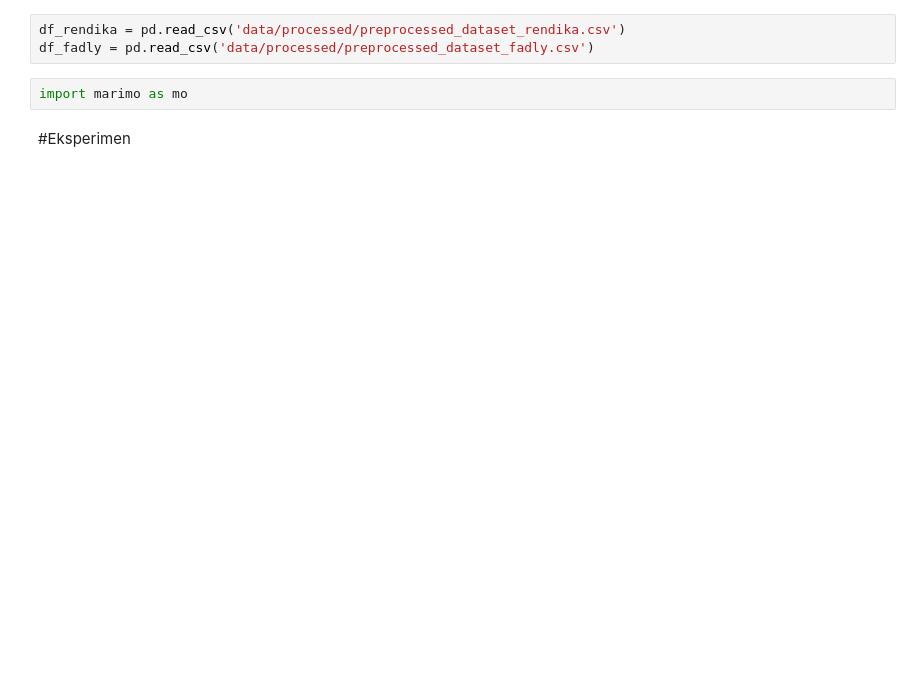
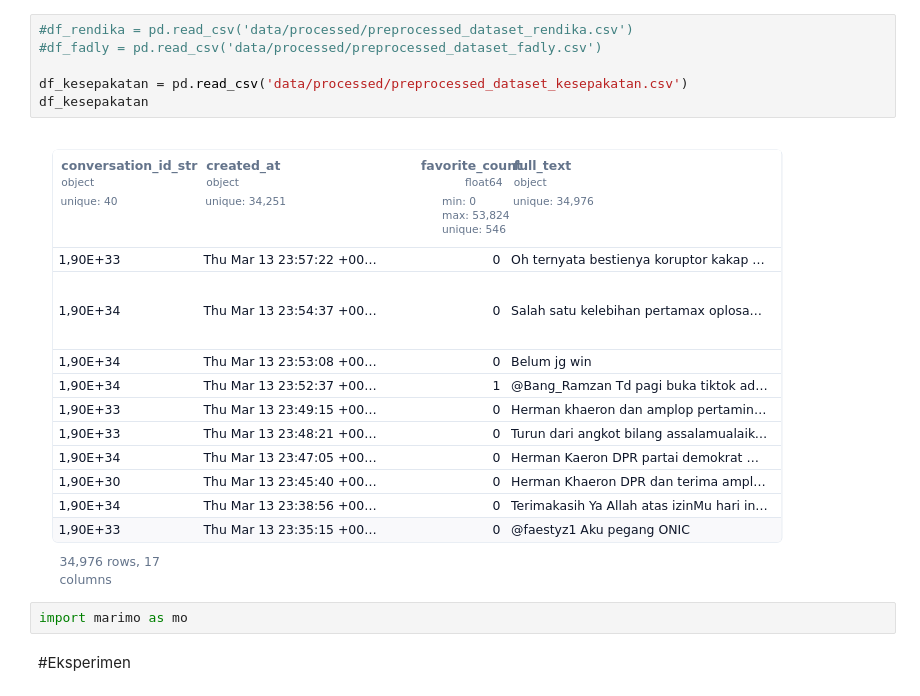
Before and after one commit to khalifardy/analisis-sentimen-pertamax-oplosan, a Jupyter notebook: __marimo__/experiment.ipynb, the cells around one changed output. Cells and saved outputs as stored; diff of their text form; blank space fills up the shorter version.

```diff
--- a/__marimo__/experiment.ipynb
+++ b/__marimo__/experiment.ipynb
@@ -11,6 +11,11 @@ I0000 00:00:1775537903.126648   25250 cudart_stub.cc:31] Could not find cuda dri
 # %%
-df_rendika = pd.read_csv('data/processed/preprocessed_dataset_rendika.csv')
-df_fadly = pd.read_csv('data/processed/preprocessed_dataset_fadly.csv')
+#df_rendika = pd.read_csv('data/processed/preprocessed_dataset_rendika.csv')
+#df_fadly = pd.read_csv('data/processed/preprocessed_dataset_fadly.csv')
+
+df_kesepakatan = pd.read_csv('data/processed/preprocessed_dataset_kesepakatan.csv')
+df_kesepakatan
+# %% [output]
+[figure, added]
 # %%
 import marimo as mo
 # %% [markdown]
```
Also changed, not shown: parts of 19 cells of this notebook, 20 other files.
